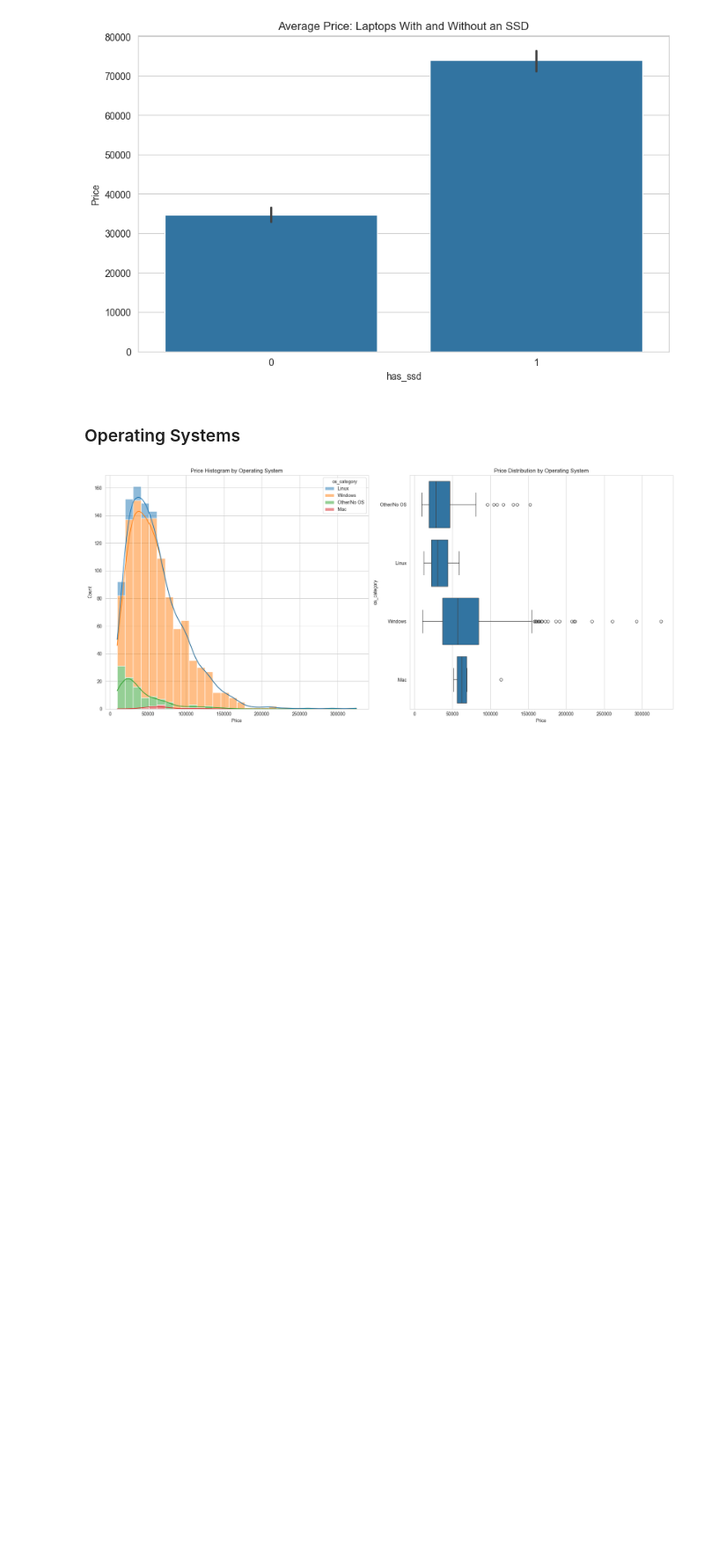
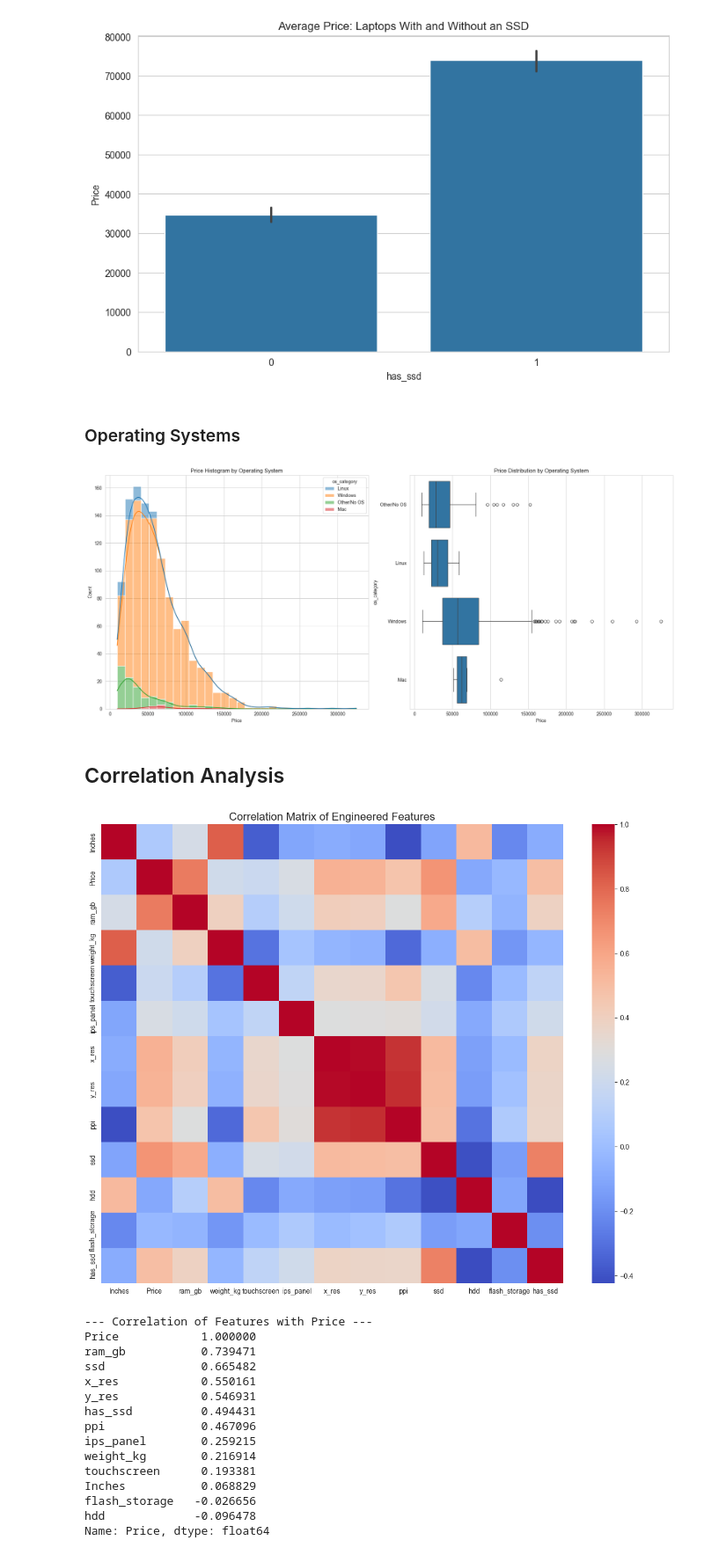
Before and after one commit to IamAbhinav03/laptop_price_task, a Jupyter notebook: notebooks/data_exploration.ipynb, the cells around one changed output. Shown at 88% size. Saved outputs shown, nothing was run; the diff lists cells and outputs as text; code cells hidden in the pictures; blank space fills up the shorter version.

Commit message:
feat(EDA): correlation matrix plot

```diff
--- a/notebooks/data_exploration.ipynb
+++ b/notebooks/data_exploration.ipynb
@@ -290,3 +290,36 @@ plt.tight_layout()
 plt.show()
 # %% [output]
 [figure]
+# %% [markdown]
+## Correlation Analysis
+# %%
+# Drop original and intermediate columns for a cleaner correlation matrix
+features_to_correlate = df.select_dtypes(include=np.number)
+corr_matrix = features_to_correlate.corr()
+
+plt.figure(figsize=(15, 12))
+sns.heatmap(corr_matrix, annot=False, cmap='coolwarm')
+plt.title('Correlation Matrix of Engineered Features', fontsize=16)
+plt.show()
+
+# Focus on correlation with the target variable
+price_correlation = corr_matrix['Price'].sort_values(ascending=False)
+print("--- Correlation of Features with Price ---")
+print(price_correlation)
+# %% [output]
+[figure, added]
+--- Correlation of Features with Price ---
+Price            1.000000
+ram_gb           0.739471
+ssd              0.665482
+x_res            0.550161
+y_res            0.546931
+has_ssd          0.494431
+ppi              0.467096
+ips_panel        0.259215
+weight_kg        0.216914
+touchscreen      0.193381
+Inches           0.068829
+flash_storage   -0.026656
+hdd             -0.096478
+Name: Price, dtype: float64
```
